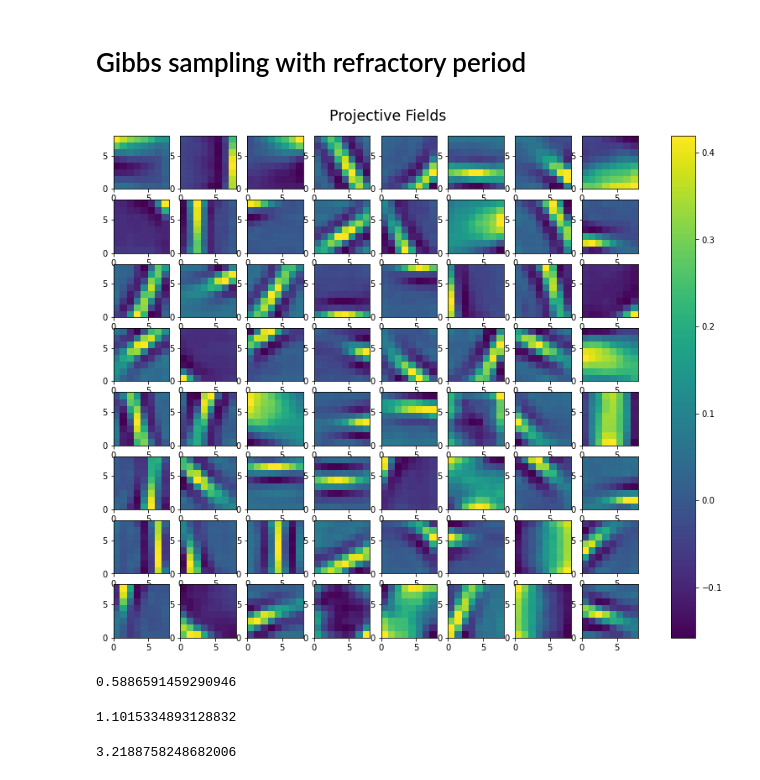
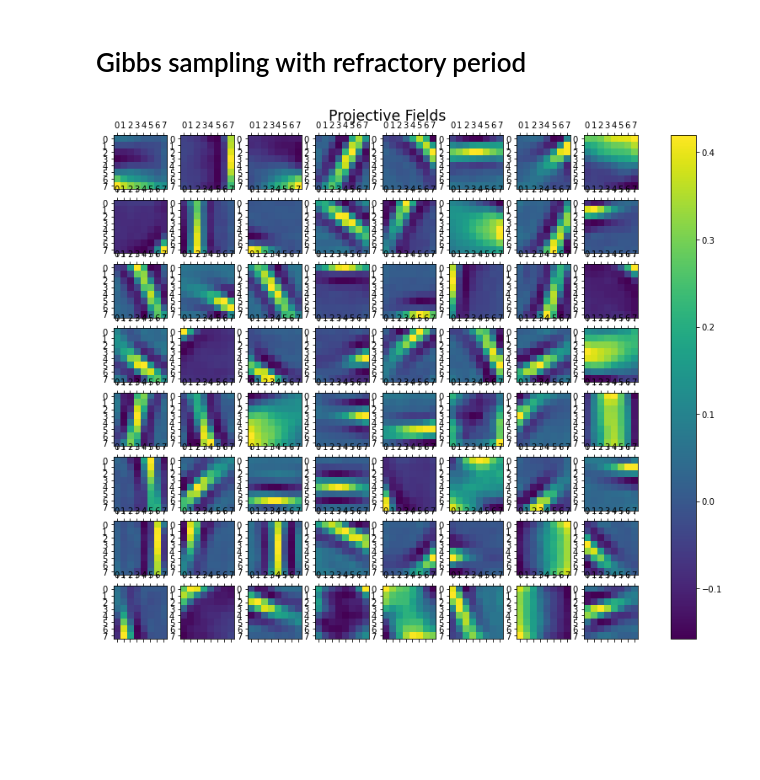
Before and after one commit to yavuz-s/Final-Project-phy527, a Jupyter notebook: Final Project - Sampling.ipynb, the cells around one changed output. Cells and saved outputs as stored; diff of their text form; code cells hidden in the pictures; blank space fills up the shorter version.

```diff
--- a/Final Project - Sampling.ipynb
+++ b/Final Project - Sampling.ipynb
@@ -14,19 +14,19 @@ PFs = np.load('pfs.npy')
 # %%
 fig, axes = plt.subplots(nrows=8, ncols=8, figsize=(14, 11))
 
 for i in range(8):
     for j in range(8):
         order = i*8 +j                             # neuron number
-        ax = axes[i][j].pcolormesh(PFs[order])
+        ax = axes[i][j].matshow(PFs[order])
 
 fig.colorbar(ax, ax=axes[:, :], location='right')
 
 fig.suptitle('Projective Fields', x = 0.45, y = 0.92, size = 'xx-large')
 
 #fig.tight_layout(pad=3.0)
 plt.show()
 # %% [output]
-[figure, old version]
+[figure, new version]
 # %%
 z_initial = np.random.binomial(1, 0.1, 64)     # Draw initial z vector from a Gaussian dist.
                                                 # Here we used small probability to shorten the burn-in time
@@ -45,15 +45,3 @@ def post_synaptic_potential(Image, i, z):
     time_course = np.matmul(np.transpose(weight_i),z)                  # how other neurons contribute PSP now
     bias = np.matmul(np.transpose(Pf[:,i]),Image.reshape(64,1))        # regulation of own excitability
     return bias - time_course
-# %%
-np.matmul(np.transpose(W[22]),z_initial)
-# %% [output]
-0.5886591459290946
-# %%
-np.matmul(np.transpose(Pf[:,22]),Pf[:,22])
-# %% [output]
-1.1015334893128832
-# %%
-np.log(tau)
-# %% [output]
-3.2188758248682006
```
Also changed, not shown: parts of 59 cells of this notebook.
